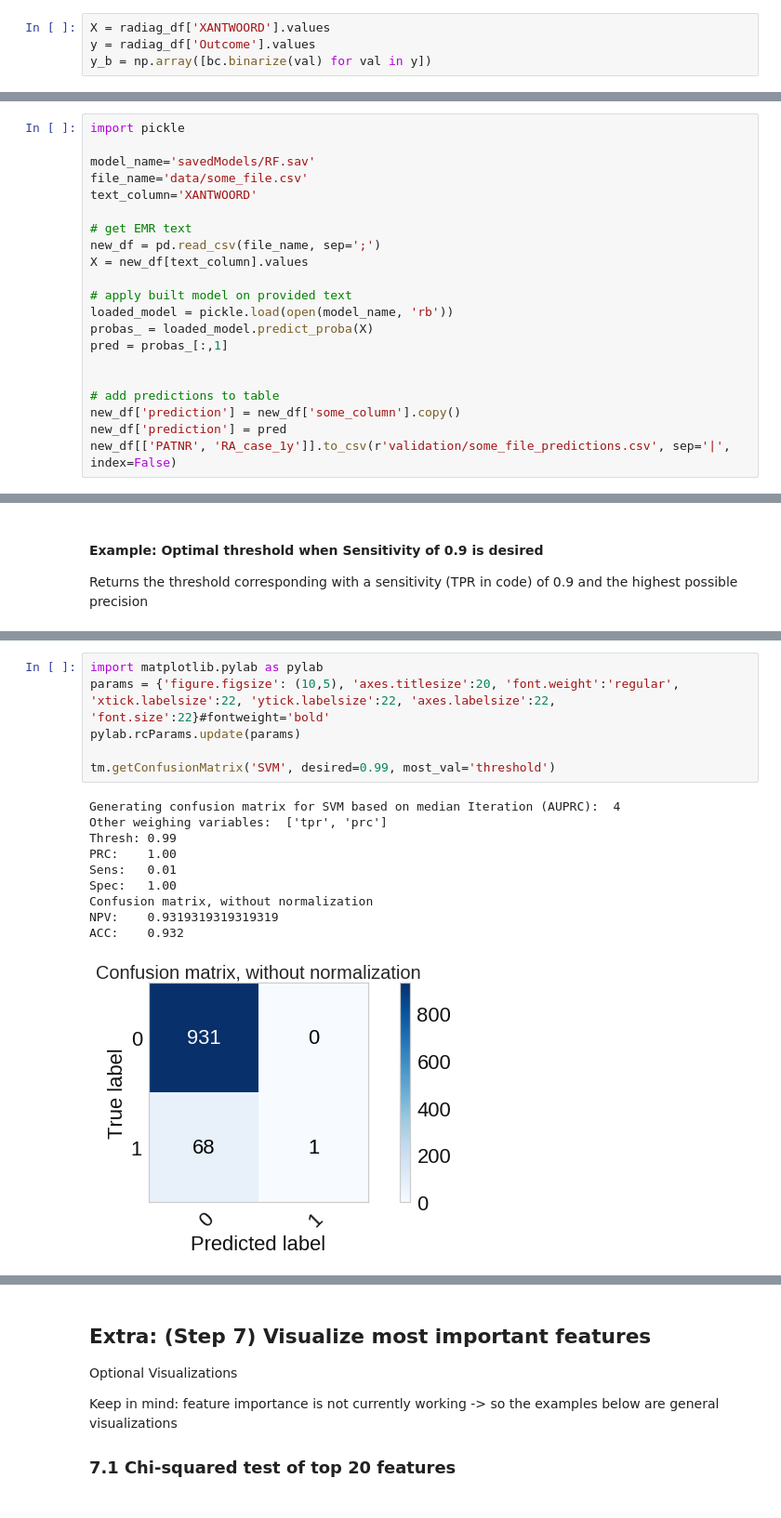
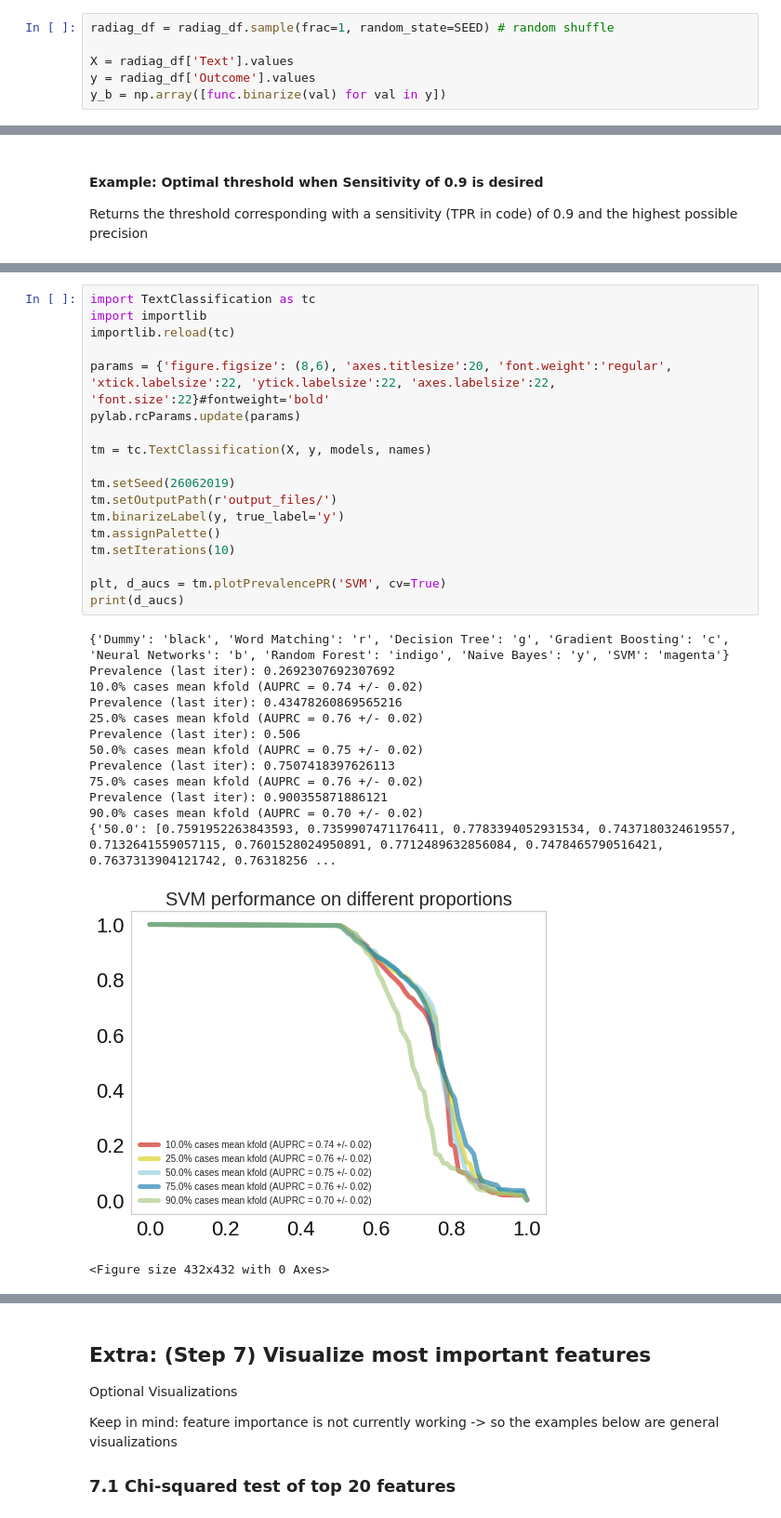
Before and after one commit to levrex/DiagnosisExtraction_ML, a Jupyter notebook: Notebook_Diagnosis_Extraction.ipynb, the cells around one changed output, grey strips where cells are left out. Shown at 93% size. Saved outputs shown, nothing was run; the diff lists cells and outputs as text.

```diff
--- a/Notebook_Diagnosis_Extraction.ipynb
+++ b/Notebook_Diagnosis_Extraction.ipynb
@@ -146,9 +172,11 @@ if (balance):
 # %% [markdown]
 ### 2.3 Splitting annotated set on both the textual data and the corresponding label (Y)
 # %%
-X = radiag_df['XANTWOORD'].values
+radiag_df = radiag_df.sample(frac=1, random_state=SEED) # random shuffle
+
+X = radiag_df['Text'].values
 y = radiag_df['Outcome'].values
-y_b = np.array([bc.binarize(val) for val in y])
+y_b = np.array([func.binarize(val) for val in y])
 # %% [markdown]
 ### 2.4 Visualizing the data
 #### Plot: Prevalence of RA-cases
@@ -398,21 +415,0 @@ FYI : there is currently no dummy data available..
-# %%
-import pickle
-
-model_name='savedModels/RF.sav'
-file_name='data/some_file.csv'
-text_column='XANTWOORD'
-
-# get EMR text
-new_df = pd.read_csv(file_name, sep=';')
-X = new_df[text_column].values
-
-# apply built model on provided text
-loaded_model = pickle.load(open(model_name, 'rb'))
-probas_ = loaded_model.predict_proba(X)
-pred = probas_[:,1]
-
-
-# add predictions to table
-new_df['prediction'] = new_df['some_column'].copy()
-new_df['prediction'] = pred
-new_df[['PATNR', 'RA_case_1y']].to_csv(r'validation/some_file_predictions.csv', sep='|', index=False)
@@ -471,17 +470,33 @@ ACC:    0.981
 # %%
-import matplotlib.pylab as pylab
-params = {'figure.figsize': (10,5), 'axes.titlesize':20, 'font.weight':'regular', 'xtick.labelsize':22, 'ytick.labelsize':22, 'axes.labelsize':22, 'font.size':22}#fontweight='bold'
+import TextClassification as tc
+import importlib
+importlib.reload(tc)
+
+params = {'figure.figsize': (8,6), 'axes.titlesize':20, 'font.weight':'regular', 'xtick.labelsize':22, 'ytick.labelsize':22, 'axes.labelsize':22, 'font.size':22}#fontweight='bold'
 pylab.rcParams.update(params)
 
-tm.getConfusionMatrix('SVM', desired=0.99, most_val='threshold')
+tm = tc.TextClassification(X, y, models, names)
+
+tm.setSeed(26062019)
+tm.setOutputPath(r'output_files/')
+tm.binarizeLabel(y, true_label='y')
+tm.assignPalette()
+tm.setIterations(10)
+
+plt, d_aucs = tm.plotPrevalencePR('SVM', cv=True)
+print(d_aucs)
 # %% [output]
-Generating confusion matrix for SVM based on median Iteration (AUPRC):  4
-Other weighing variables:  ['tpr', 'prc']
-Thresh: 0.99
-PRC:    1.00
-Sens:   0.01
-Spec:   1.00
-Confusion matrix, without normalization
-NPV:    0.9319319319319319
-ACC:    0.932
+{'Dummy': 'black', 'Word Matching': 'r', 'Decision Tree': 'g', 'Gradient Boosting': 'c', 'Neural Networks': 'b', 'Random Forest': 'indigo', 'Naive Bayes': 'y', 'SVM': 'magenta'}
+Prevalence (last iter): 0.2692307692307692
+10.0% cases mean kfold (AUPRC = 0.74 +/- 0.02)
+Prevalence (last iter): 0.43478260869565216
+25.0% cases mean kfold (AUPRC = 0.76 +/- 0.02)
+Prevalence (last iter): 0.506
+50.0% cases mean kfold (AUPRC = 0.75 +/- 0.02)
+Prevalence (last iter): 0.7507418397626113
+75.0% cases mean kfold (AUPRC = 0.76 +/- 0.02)
+Prevalence (last iter): 0.900355871886121
+90.0% cases mean kfold (AUPRC = 0.70 +/- 0.02)
+{'50.0': [0.7591952263843593, 0.7359907471176411, 0.7783394052931534, 0.7437180324619557, 0.7132641559057115, 0.7601528024950891, 0.7712489632856084, 0.7478465790516421, 0.7637313904121742, 0.76318256 ...
-[figure, old version]
+[figure, new version]
+<Figure size 432x432 with 0 Axes>
```
Also changed, not shown: parts of 50 cells of this notebook, 28 other files.
